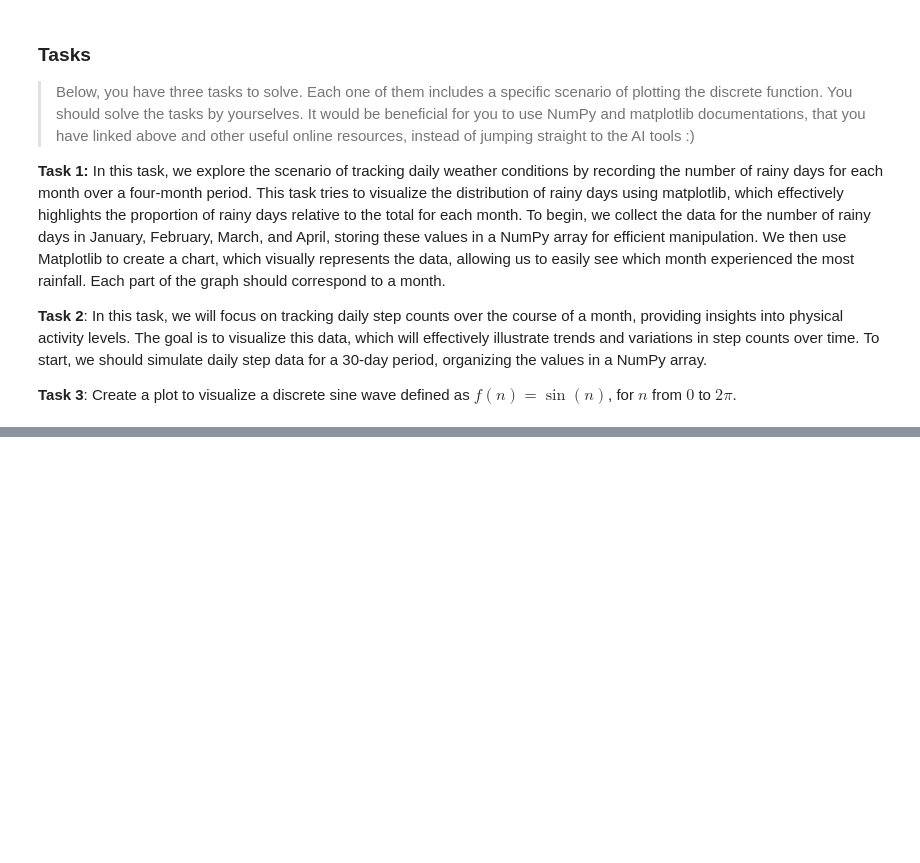
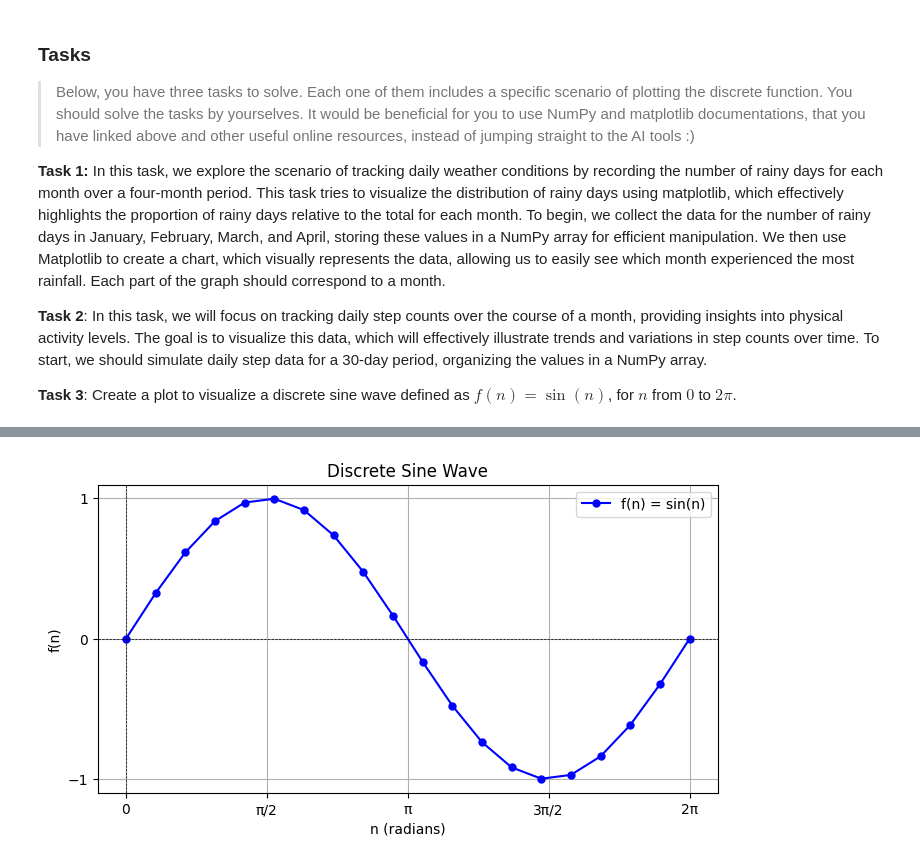
Before and after one commit to FarisKarkelja/Discrete-Mathematics, a Jupyter notebook: diskretna.ipynb, the cells around one changed output, grey strips where cells are left out. Saved outputs shown, nothing was run; the diff lists cells and outputs as text; code cells hidden in the pictures; blank space fills up the shorter version.

```diff
--- a/diskretna.ipynb
+++ b/diskretna.ipynb
@@ -12,0 +55,27 @@ $ f(n) = \sin(n) $,  for $ n $ from $ 0 $ to $ 2π $.
+# %%
+#Task 3
+
+import numpy as np
+import matplotlib.pyplot as plt
+
+n = np.linspace(0, 2 * np.pi, 20)
+
+f_n = np.sin(n)
+
+plt.figure(figsize=(8, 4))
+plt.plot(n, f_n, marker='o', linestyle='-', color='b', markersize=5, label='f(n) = sin(n)')
+
+plt.title('Discrete Sine Wave')
+plt.xlabel('n (radians)')
+plt.ylabel('f(n)')
+
+plt.xticks(np.arange(0, 2.5 * np.pi, np.pi/2), ['0', 'π/2', 'π', '3π/2', '2π'])
+plt.yticks(np.arange(-1, 2, 1))
+plt.axhline(0, color='black',linewidth=0.5, ls='--')
+plt.axvline(0, color='black',linewidth=0.5, ls='--')
+
+plt.grid()
+plt.legend()
+plt.show()
+# %% [output]
+[figure, added]
```
Also changed, not shown: parts of 2 cells of this notebook.
